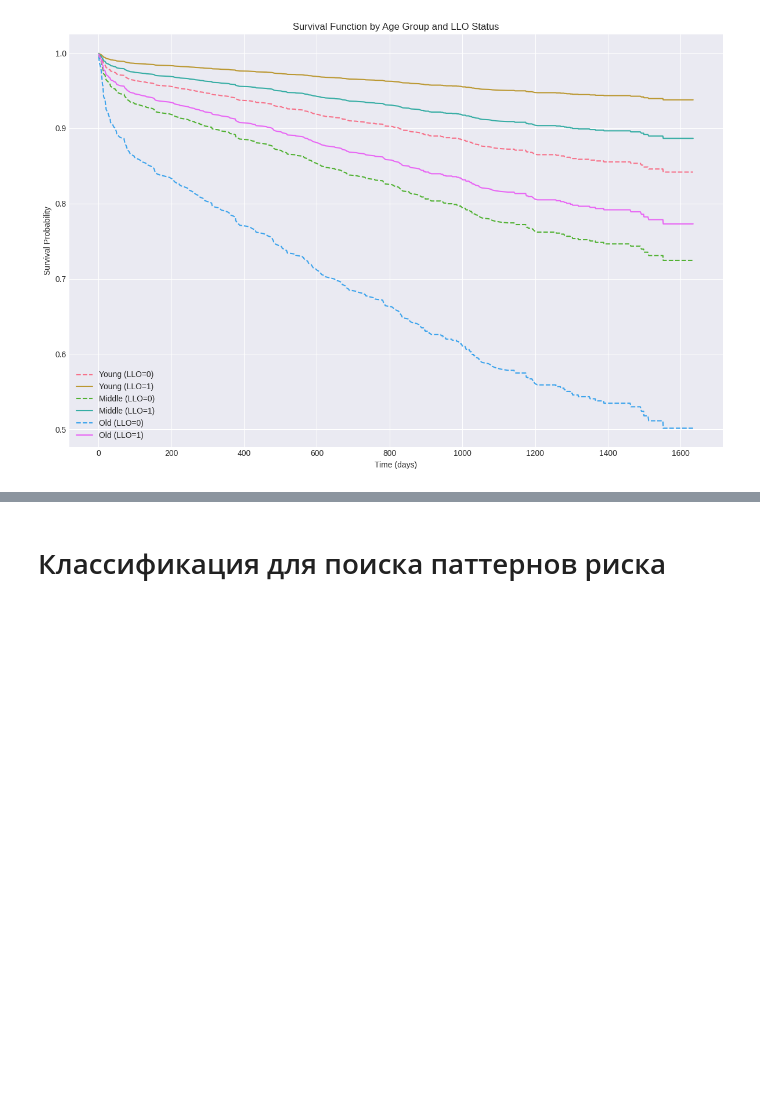
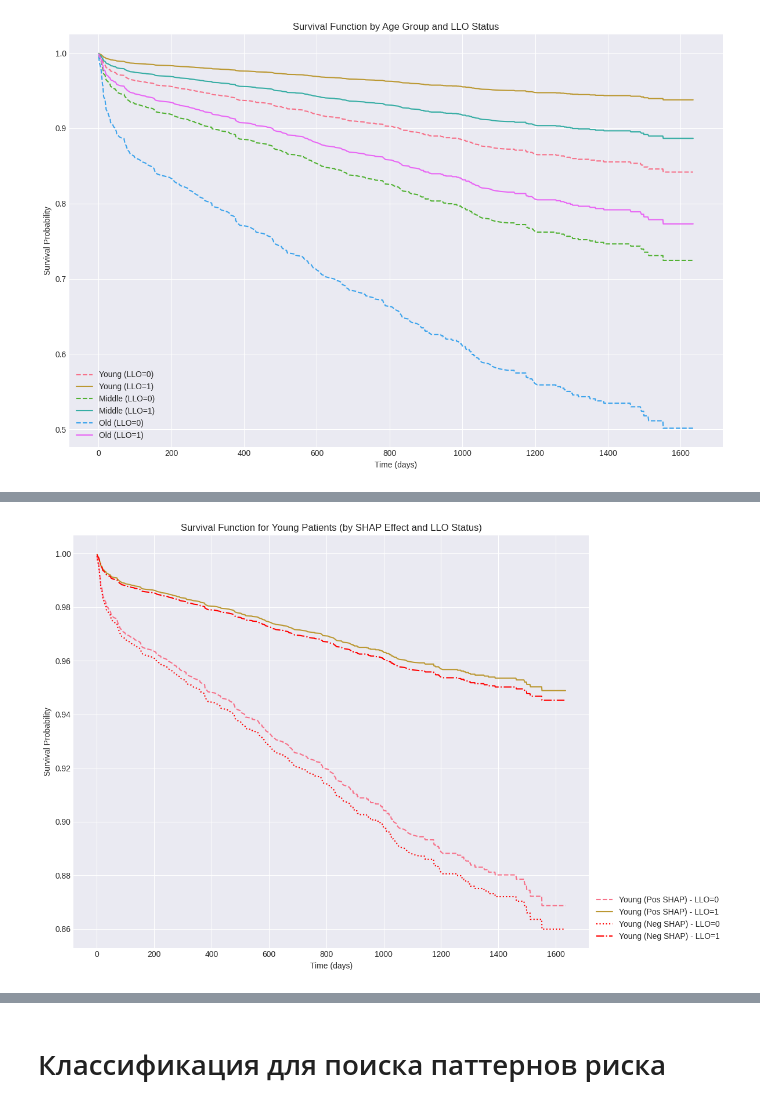
Before and after one commit to D2718281828nis/BioMedAI-Heart-Desease-LifeTime-Forecast, a Jupyter notebook: Analyse_LLO_feature_importance.ipynb, the cells around one changed output, grey strips where cells are left out. Drawn from its saved outputs; the diff is of its cells as text; code cells hidden in the pictures; blank space fills up the shorter version.

```diff
--- a/Analyse_LLO_feature_importance.ipynb
+++ b/Analyse_LLO_feature_importance.ipynb
@@ -1219,0 +1318,56 @@ plt.show()
+# %%
+import matplotlib.pyplot as plt
+import pandas as pd
+
+plt.figure(figsize=(12, 8))
+
+# Define the features relevant for the CPH model, excluding 'llo' for median calculation
+cph_model_features_without_llo = [f for f in cph_model_features if f != 'llo']
+
+# --- Group 1: Young patients with Positive LLO SHAP effect (llo=1) ---
+if not young_positive_llo_effect_patients_data.empty:
+    # Calculate median features for this group (excluding llo)
+    median_pos_group_features = young_positive_llo_effect_patients_data[cph_model_features_without_llo].median().to_frame().T
+
+    # Scenario 1: LLO=0 for this group
+    pred_pos_llo_0 = median_pos_group_features.copy()
+    pred_pos_llo_0['llo'] = 0
+    pred_pos_llo_0 = pred_pos_llo_0[cph_model_features] # Ensure column order
+    sf_pos_llo_0 = cph.predict_survival_function(pred_pos_llo_0)
+    plt.plot(sf_pos_llo_0.index, sf_pos_llo_0.iloc[:, 0], label='Young (Pos SHAP) - LLO=0', linestyle='--')
+
+    # Scenario 2: LLO=1 for this group
+    pred_pos_llo_1 = median_pos_group_features.copy()
+    pred_pos_llo_1['llo'] = 1
+    pred_pos_llo_1 = pred_pos_llo_1[cph_model_features] # Ensure column order
+    sf_pos_llo_1 = cph.predict_survival_function(pred_pos_llo_1)
+    plt.plot(sf_pos_llo_1.index, sf_pos_llo_1.iloc[:, 0], label='Young (Pos SHAP) - LLO=1', linestyle='-')
+
+# --- Group 2: Young patients with Negative LLO SHAP effect (llo=1) ---
+if not young_negative_llo_effect_patients_data.empty:
+    # Calculate median features for this group (excluding llo)
+    median_neg_group_features = young_negative_llo_effect_patients_data[cph_model_features_without_llo].median().to_frame().T
+
+    # Scenario 3: LLO=0 for this group
+    pred_neg_llo_0 = median_neg_group_features.copy()
+    pred_neg_llo_0['llo'] = 0
+    pred_neg_llo_0 = pred_neg_llo_0[cph_model_features] # Ensure column order
+    sf_neg_llo_0 = cph.predict_survival_function(pred_neg_llo_0)
+    plt.plot(sf_neg_llo_0.index, sf_neg_llo_0.iloc[:, 0], label='Young (Neg SHAP) - LLO=0', linestyle=':', color='red')
+
+    # Scenario 4: LLO=1 for this group
+    pred_neg_llo_1 = median_neg_group_features.copy()
+    pred_neg_llo_1['llo'] = 1
+    pred_neg_llo_1 = pred_neg_llo_1[cph_model_features] # Ensure column order
+    sf_neg_llo_1 = cph.predict_survival_function(pred_neg_llo_1)
+    plt.plot(sf_neg_llo_1.index, sf_neg_llo_1.iloc[:, 0], label='Young (Neg SHAP) - LLO=1', linestyle='-.', color='red')
+
+plt.title('Survival Function for Young Patients (by SHAP Effect and LLO Status)')
+plt.xlabel('Time (days)')
+plt.ylabel('Survival Probability')
+plt.legend(loc='lower left', bbox_to_anchor=(1, 0))
+plt.grid(True)
+plt.tight_layout()
+plt.show()
+# %% [output]
+[figure, added]
```
Also changed, not shown: parts of 7 cells of this notebook.
